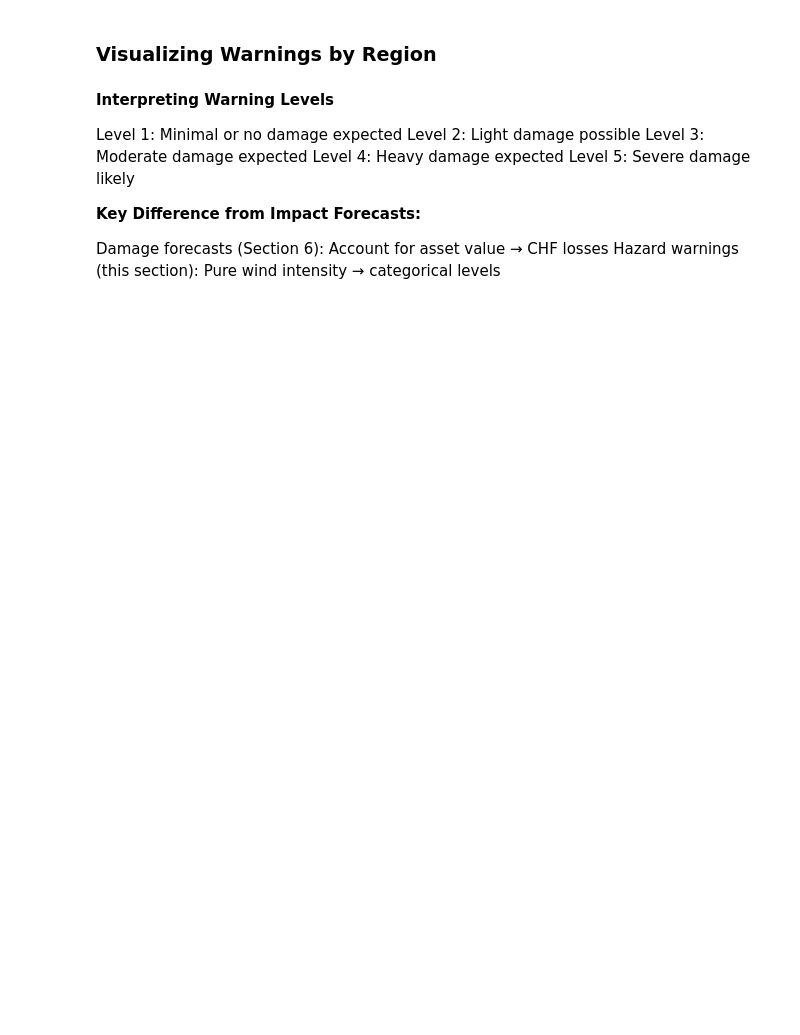
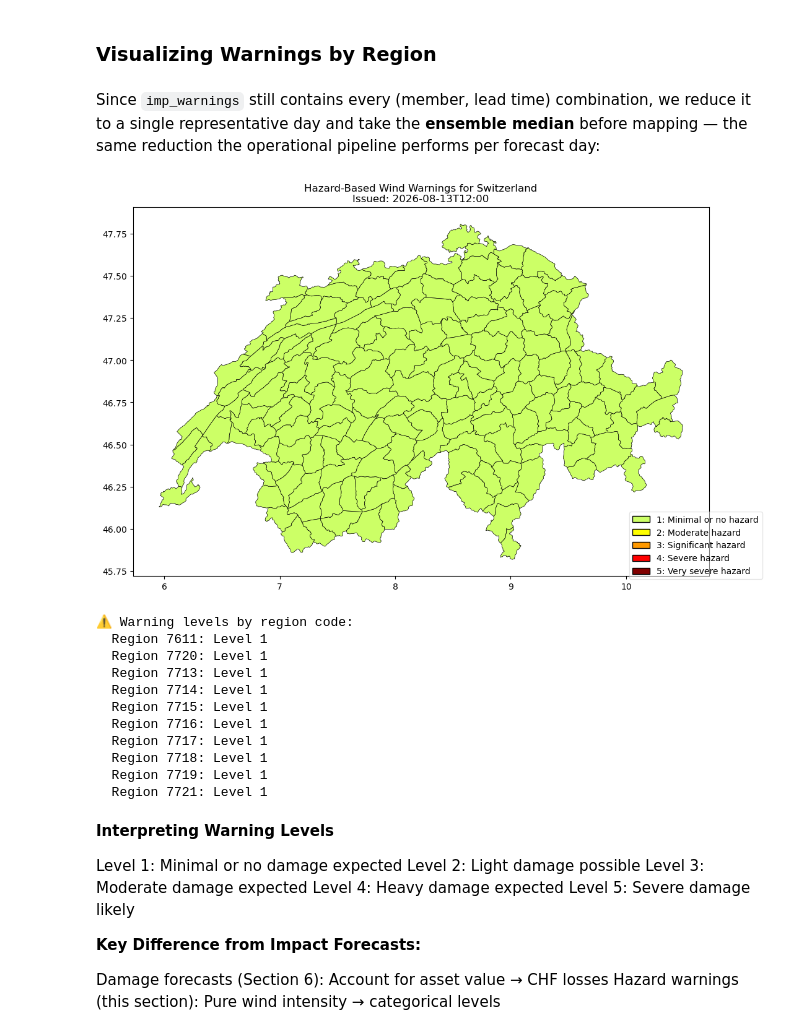
Before and after one commit to MeteoSwiss/impact-forecasting-warning, a Jupyter notebook: impact_forecasting_warning/tutorials/wind_impact_forecast.ipynb, the cells around one changed output. Cells and saved outputs as stored; diff of their text form; code cells hidden in the pictures; blank space fills up the shorter version.

```diff
--- a/impact_forecasting_warning/tutorials/wind_impact_forecast.ipynb
+++ b/impact_forecasting_warning/tutorials/wind_impact_forecast.ipynb
@@ -655,27 +700,47 @@ print(f"Warning levels range: {imp_warnings.at_event.min():.0f} to {imp_warnings
 # %% [markdown]
 ### Visualizing Warnings by Region
+# %% [markdown]
+Since `imp_warnings` still contains every (member, lead time) combination, we reduce it to a single representative day and take the **ensemble median** before mapping — the same reduction the operational pipeline performs per forecast day:
 # %%
 # Load administrative regions
 gdf_warningregions, _, _ = load_geodataframes()
 
-# Aggregate warnings by region
-warning_by_region = u_func.aggregate_impacts_by_gdf(imp_warnings, gdf_warningregions, "median")
+# For visualization, reduce to a single forecast day and take the ensemble median
+# (mirrors run_pipeline() in pipelines/wind_impact_forecast.py)
+warning_lead_time = np.unique(imp_warnings.lead_time)[0]
+imp_warning_day0 = imp_warnings.select(lead_time=[warning_lead_time]).median()
+
+# Aggregate the (now single-event) warning impact by region
+warning_by_region = u_func.aggregate_impacts_by_gdf(imp_warning_day0, gdf_warningregions, "median")
 
 # Create warning map
-fig, ax = plt.subplots(figsize=(12, 10), subplot_kw={'projection': ccrs.PlateCarree()})
-
-u_func.plot_impact_polygons(
-    imp_warnings,
+ax = u_func.plot_impact_polygons(
+    imp_warning_day0,
     gdf_warningregions,
     agg_func="median",
     title=f"Hazard-Based Wind Warnings for Switzerland\nIssued: {reference_time}",
     figsize=(12, 10)
 )
 plt.show()
 
-print("\n⚠️ Warning levels by region:")
-for region, warning_level in warning_by_region.nlargest(10, 0).items():
-    print(f"  {region}: Level {int(warning_level)}")
+# Note: "REGION_Nam" holds MeteoSwiss's numeric warning-region codes, not descriptive names
+print("\n⚠️ Warning levels by region code:")
+warning_series = warning_by_region.set_index("REGION_Nam")[imp_warning_day0.event_id[0]].sort_values(ascending=False)
+for region_code, warning_level in warning_series.head(10).items():
+    print(f"  Region {region_code:.0f}: Level {int(warning_level)}")
+# %% [output]
+[figure, added]
+⚠️ Warning levels by region code:
+  Region 7611: Level 1
+  Region 7720: Level 1
+  Region 7713: Level 1
+  Region 7714: Level 1
+  Region 7715: Level 1
+  Region 7716: Level 1
+  Region 7717: Level 1
+  Region 7718: Level 1
+  Region 7719: Level 1
+  Region 7721: Level 1
 # %% [markdown]
 **Interpreting Warning Levels**
 
```
Also changed, not shown: parts of 19 cells of this notebook.
